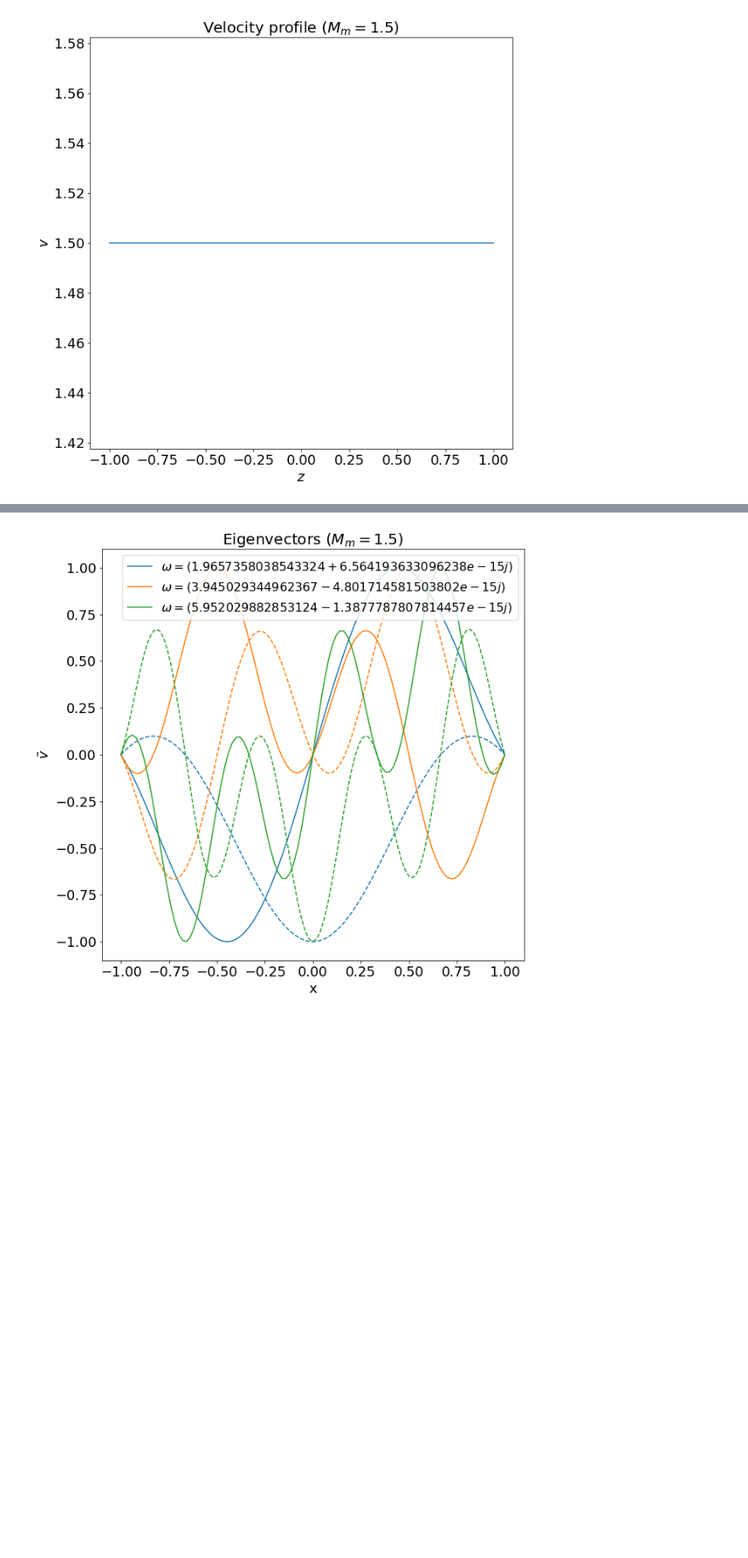
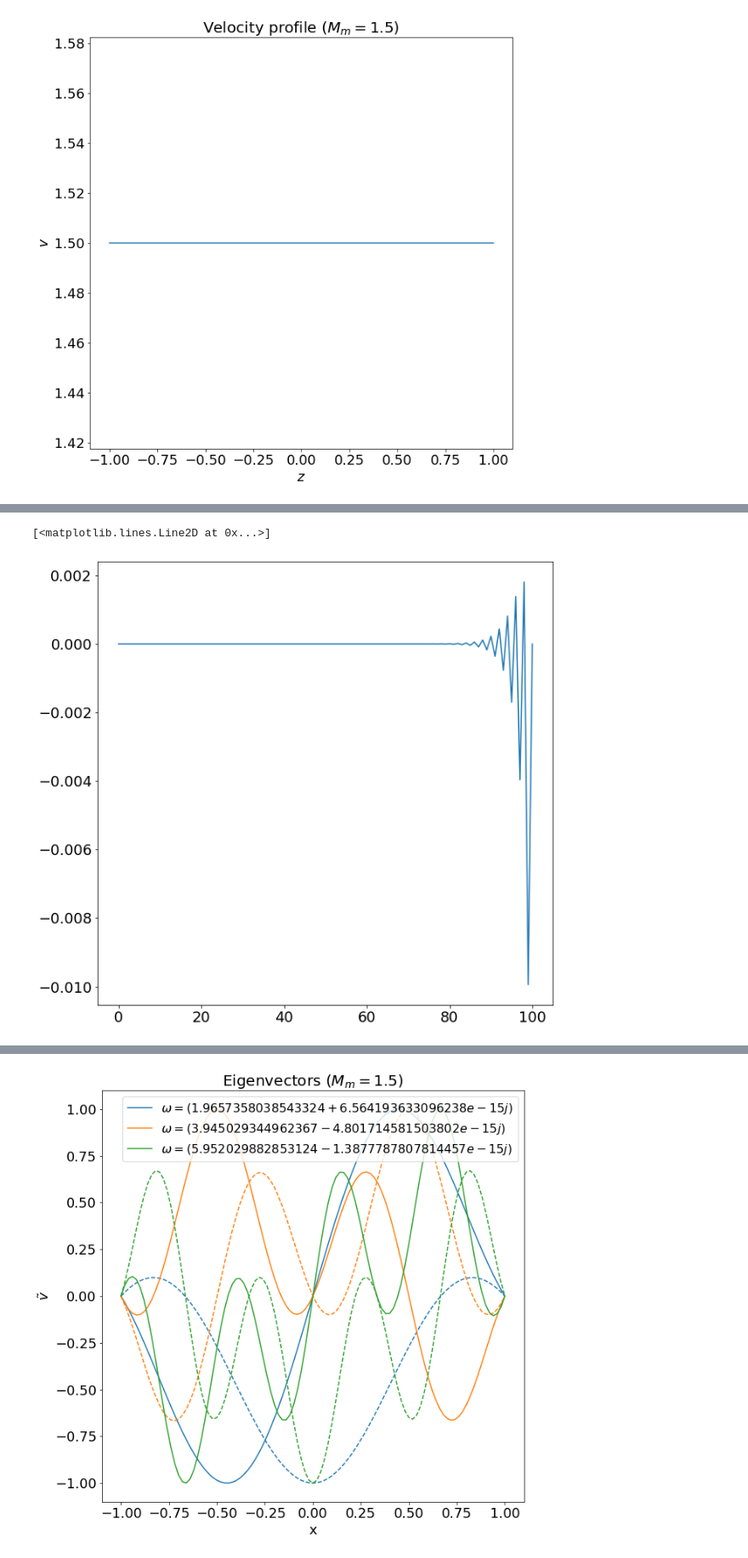
Before and after one commit to HuntFeng/magnetic-nozzle-spectral-instability, a Jupyter notebook: system-solver.ipynb, the cells around one changed output, grey strips where cells are left out. Shown: that part at 85% size. Cells and saved outputs as stored; diff of their text form; code cells hidden in the pictures; blank space fills up the shorter version.

```diff
--- a/system-solver.ipynb
+++ b/system-solver.ipynb
@@ -160,0 +161,8 @@ plt.legend();
+# %%
+i = 0
+w = omega_[i]
+v = V_[:,i]
+plt.plot(v)
+# %% [output]
+[<matplotlib.lines.Line2D at 0x...>]
+[figure, added]
```
Also changed, not shown: parts of 4 cells of this notebook.
